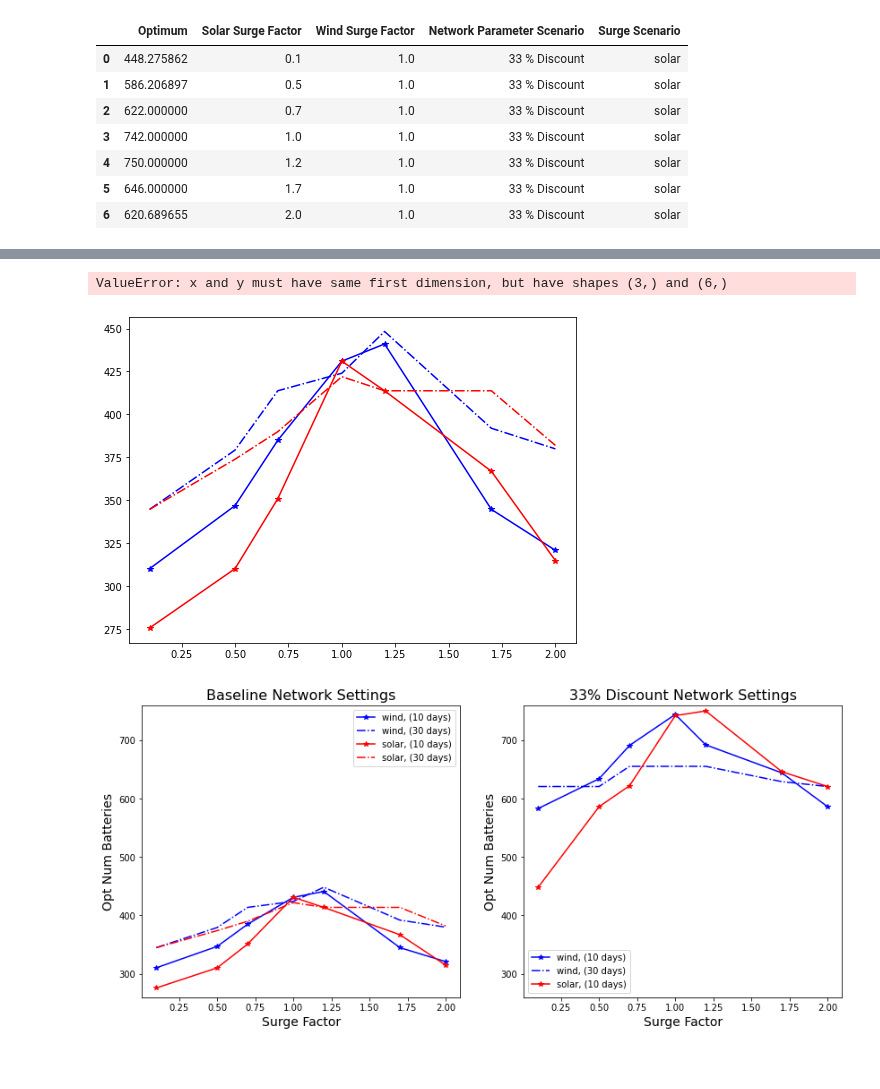
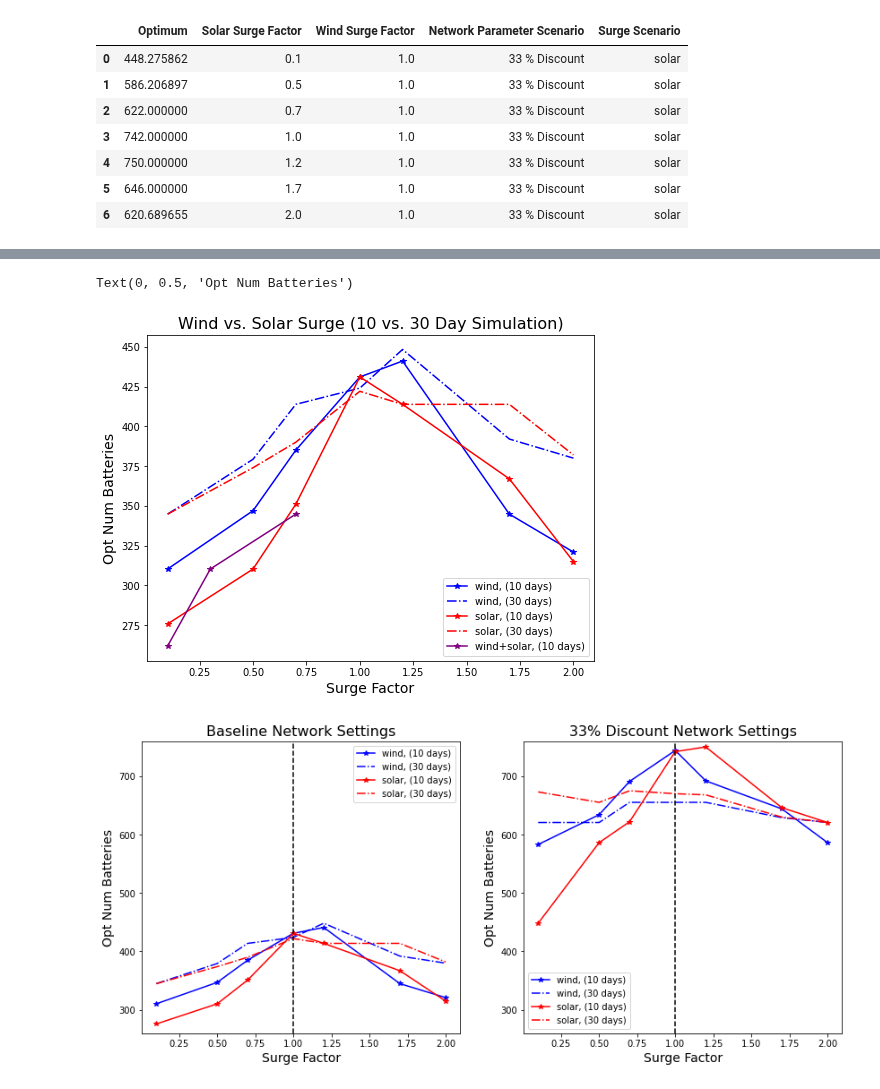
Before and after one commit to Cam-MLPW-MLMI-21-22/supply-chain-simulation-environment, a Jupyter notebook: src/bayesian_optimization/analyze_surge.ipynb, the cells around one changed output, grey strips where cells are left out. Drawn from its saved outputs; the diff is of its cells as text; code cells hidden in the pictures.

Commit message:
solar 33 results. working on analyzing results via nice plots

```diff
--- a/src/bayesian_optimization/analyze_surge.ipynb
+++ b/src/bayesian_optimization/analyze_surge.ipynb
@@ -113,0 +136,30 @@ sns.heatmap(data=show_df,cmap="RdBu")#, x="Solar Surge Factor", y="Wind Surge Fa
+# %%
+fig, axes = plt.subplots(1,2,figsize=(14,6))
+
+vmin=340
+vmax=625
+
+ax = axes[0]
+sub_df = surge_res_30.loc[surge_res_30["Surge Scenario"] == "wind+solar"]
+network_scenario = "Baseline (20 % Discount)"
+sub_df = sub_df.loc[sub_df["Network Parameter Scenario"] == network_scenario]
+show_df = sub_df.drop(["Network Parameter Scenario", "Surge Scenario"],axis=1)
+x = "Wind Surge Factor"
+y = "Solar Surge Factor"
+color = "Optimum"
+show_df = show_df.pivot(index=y, columns=x, values=color)
+sns.heatmap(data=show_df,cmap="RdBu_r",annot=True, fmt=".2f",ax=ax, vmin=vmin, vmax=vmax)
+# ax.set_xlabel("")
+ax.set_title(network_scenario)
+ax=axes[1]
+sub_df = surge_res_30.loc[surge_res_30["Surge Scenario"] == "wind+solar"]
+network_scenario = "33 % Discount"
+sub_df = sub_df.loc[sub_df["Network Parameter Scenario"] == network_scenario]
+show_df = sub_df.drop(["Network Parameter Scenario", "Surge Scenario"],axis=1)
+x = "Wind Surge Factor"
+y = "Solar Surge Factor"
+color = "Optimum"
+ax.set_title(network_scenario)
+show_df = show_df.pivot(index=y, columns=x, values=color)
+sns.heatmap(data=show_df,cmap="RdBu_r",annot=True, fmt=".2f",ax=ax, vmin=vmin, vmax=vmax)
+plt.savefig("joint_surge.png")
@@ -198,8 +258,8 @@ ax.set_title(f"Wind vs. Solar Surge (10 vs. 30 Day Simulation)",fontsize=title_s
 ax.set_xlabel("Surge Factor",fontsize=ax_size)
 ax.set_ylabel("Opt Num Batteries",fontsize=ax_size)
 # %% [output]
-ValueError: x and y must have same first dimension, but have shapes (3,) and (6,)
+Text(0, 0.5, 'Opt Num Batteries')
-[figure, old version]
+[figure, new version]
 # %%
 fig, axes = plt.subplots(1, 2, figsize=(14,6))
 # fig.suptitle('Measuring Network Robustness to Wind and Solar Supply Variability', fontsize=title_size + 3)
@@ -245,6 +305,7 @@ ax.legend()
 ax.set_title(f"Baseline Network Settings",fontsize=title_size)
 ax.set_xlabel("Surge Factor",fontsize=ax_size)
 ax.set_ylabel("Opt Num Batteries",fontsize=ax_size)
+ax.axvline(x=1.0,color='k', linestyle='--')
 ax.set_ylim([y_min,y_max])
 
 ax = axes[1]
@@ -255,35 +316,36 @@ for surge_scenario in show_scenarios:
     for n_days in [10,30]:
         if n_days == 10: show_df = surge_res
         else:
-            if surge_scenario == "wind+solar" or surge_scenario=="solar": continue
+            if surge_scenario == "wind+solar": continue
             show_df = surge_res_30
         sub_df = show_df.loc[show_df["Surge Scenario"] == surge_scenario]
         sub_df = sub_df.loc[sub_df["Network Parameter Scenario"] == network_scenario]
         if surge_scenario == "wind":
             if n_days == 10:
                 color = "blue"
             else: color = "blue"#"green"
         elif surge_scenario == "solar":
             if n_days == 10:
                 color = "red"
             else: color = "red"#"orange"
         else:
             color = "purple"
 
         if n_days == 10:
             symbol = '-*'
         else: symbol = "-."
 
         if surge_scenario == "wind+solar":
             sub_df = sub_df.loc[sub_df["Wind Surge Factor"] == 1.5]
             ax.plot(joint_solar_vals, list(sub_df["Optimum"]),symbol,color=color,label=f"{surge_scenario}, ({n_days} days)")
         else:
             ax.plot(univariate_surge, list(sub_df["Optimum"]),symbol,color=color,label=f"{surge_scenario}, ({n_days} days)")
 ax.legend()
 ax.set_title(f"33% Discount Network Settings",fontsize=title_size)
 ax.set_xlabel("Surge Factor",fontsize=ax_size)
 ax.set_ylabel("Opt Num Batteries",fontsize=ax_size)
 ax.set_ylim([y_min,y_max])
+ax.axvline(x=1.0,color='k', linestyle='--')
 plt.savefig("surge.png",dpi=400)
 # %% [output]
-[figure, old version]
+[figure, new version]
```
Also changed, not shown: parts of 7 cells of this notebook, 6 other files.
